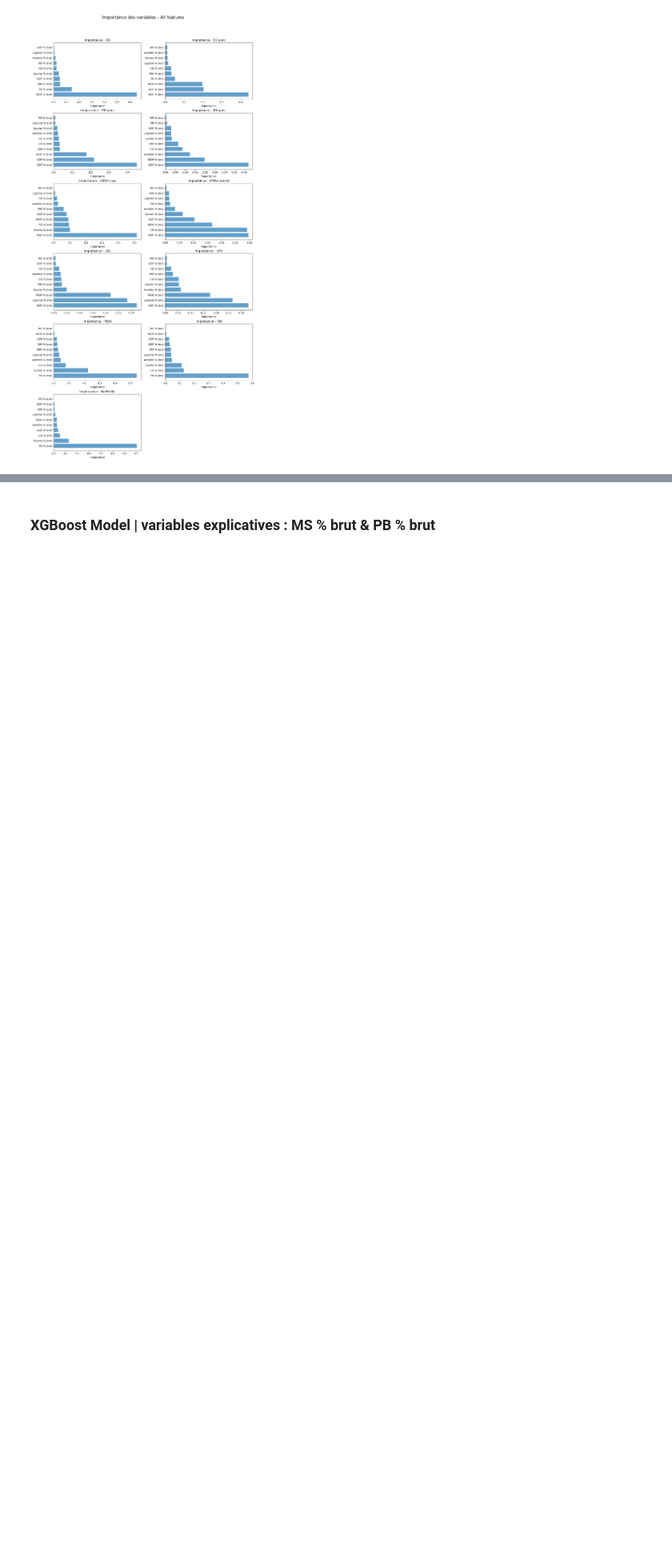
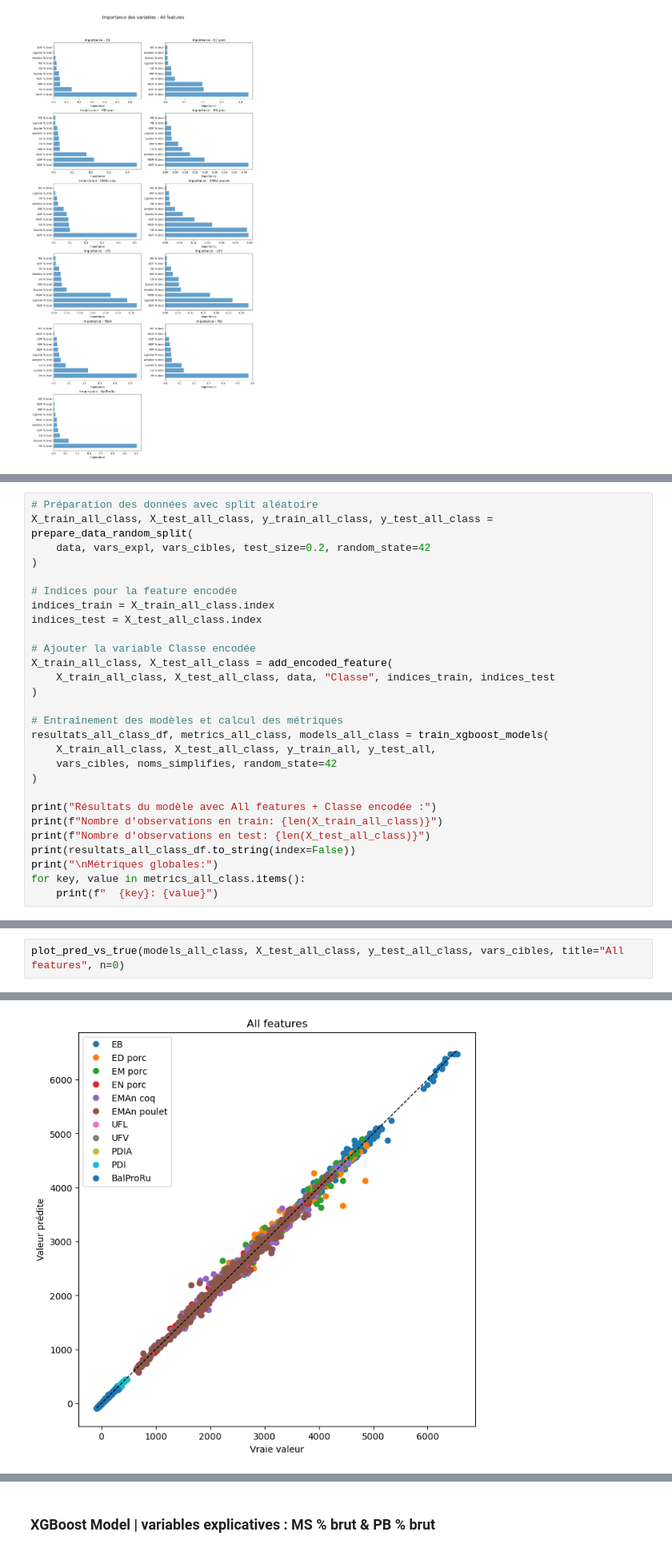
Before and after one commit to PJGouze/projet_fil_rouge, a Jupyter notebook: Regressor_Deux/test_preliminaire.ipynb, the cells around one changed output, grey strips where cells are left out. Shown at 80% size. Drawn from its saved outputs; the diff is of its cells as text; blank space fills up the shorter version.

```diff
--- a/Regressor_Deux/test_preliminaire.ipynb
+++ b/Regressor_Deux/test_preliminaire.ipynb
@@ -371,0 +374,28 @@ xgb_feature_importances(models_all, X_test_all, vars_expl, title="Importance des
+# %%
+# Préparation des données avec split aléatoire
+X_train_all_class, X_test_all_class, y_train_all_class, y_test_all_class = prepare_data_random_split(
+    data, vars_expl, vars_cibles, test_size=0.2, random_state=42
+)
+
+# Indices pour la feature encodée
+indices_train = X_train_all_class.index
+indices_test = X_test_all_class.index
+
+# Ajouter la variable Classe encodée
+X_train_all_class, X_test_all_class = add_encoded_feature(
+    X_train_all_class, X_test_all_class, data, "Classe", indices_train, indices_test
+)
+
+# Entraînement des modèles et calcul des métriques
+resultats_all_class_df, metrics_all_class, models_all_class = train_xgboost_models(
+    X_train_all_class, X_test_all_class, y_train_all, y_test_all,
+    vars_cibles, noms_simplifies, random_state=42
+)
+
+print("Résultats du modèle avec All features + Classe encodée :")
+print(f"Nombre d'observations en train: {len(X_train_all_class)}")
+print(f"Nombre d'observations en test: {len(X_test_all_class)}")
+print(resultats_all_class_df.to_string(index=False))
+print("\nMétriques globales:")
+for key, value in metrics_all_class.items():
+    print(f"  {key}: {value}")
@@ -371,0 +423,3 @@ xgb_feature_importances(models_all, X_test_all, vars_expl, title="Importance des
+# %%
+plot_pred_vs_true(models_all_class, X_test_all_class, y_test_all_class, vars_cibles, title="All features", n=0)
+# %% [output]
@@ -371,0 +438 @@ xgb_feature_importances(models_all, X_test_all, vars_expl, title="Importance des
+[figure, added]
```
Also changed, not shown: parts of 13 cells of this notebook.
